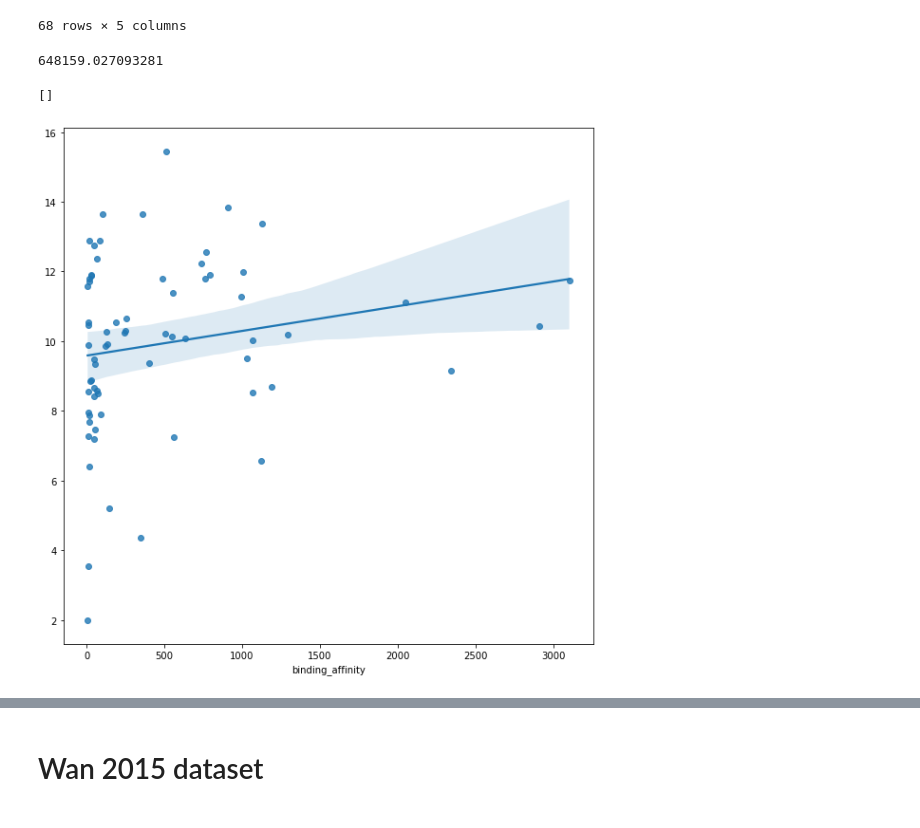
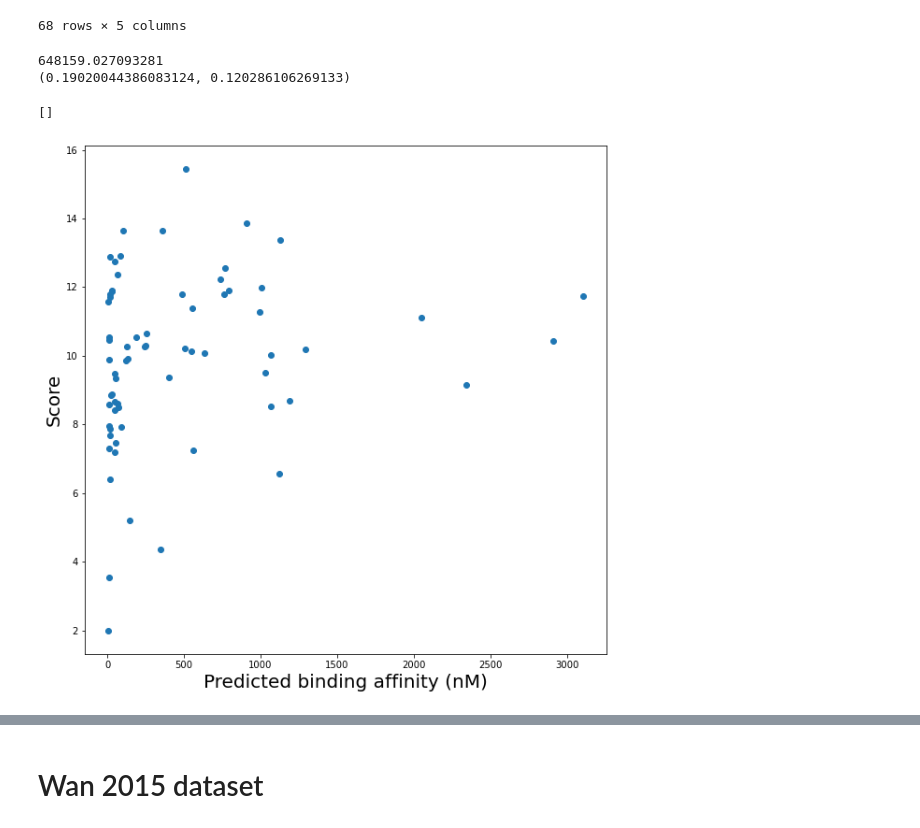
Before and after one commit to jeeberhardt/mobius, a Jupyter notebook: Untitled1.ipynb, the cells around one changed output, grey strips where cells are left out. Cells and saved outputs as stored; diff of their text form; code cells hidden in the pictures.

Commit message:
Added correlation metric and stuff

```diff
--- a/Untitled1.ipynb
+++ b/Untitled1.ipynb
@@ -351,14 +352,19 @@ binding_affinity = df[df['peptide'].isin(selected_peptides)].sort_values(by='bin
 # %%
 scores = np.sum(terms[:,[0,1,2,3]], axis=1)
 print(mean_squared_error(binding_affinity, scores))
+print(pearsonr(binding_affinity, scores))
 
 fig, ax = plt.subplots(figsize=(10, 10))
-sns.regplot(x=binding_affinity, y=scores, ax=ax)
+ax.scatter(x=binding_affinity, y=scores)
+ax.set_xlabel('Predicted binding affinity (nM)', fontsize=20)
+ax.set_ylabel('Score', fontsize=20)
+plt.savefig('data/rosetta_mhc/correlation_score_vs_predicted_binding_affinity_rosetta_mhc.png', dpi=300, bbox_inches='tight')
 plt.plot()
 # %% [output]
 648159.027093281
+(0.19020044386083124, 0.120286106269133)
 []
-[figure, old version]
+[figure, new version]
 # %%
 def fun(x, binding_affinity, terms):
     scores = np.sum(np.prod((terms, x), axis=0), axis=1)
```
Also changed, not shown: parts of 2 cells of this notebook.
